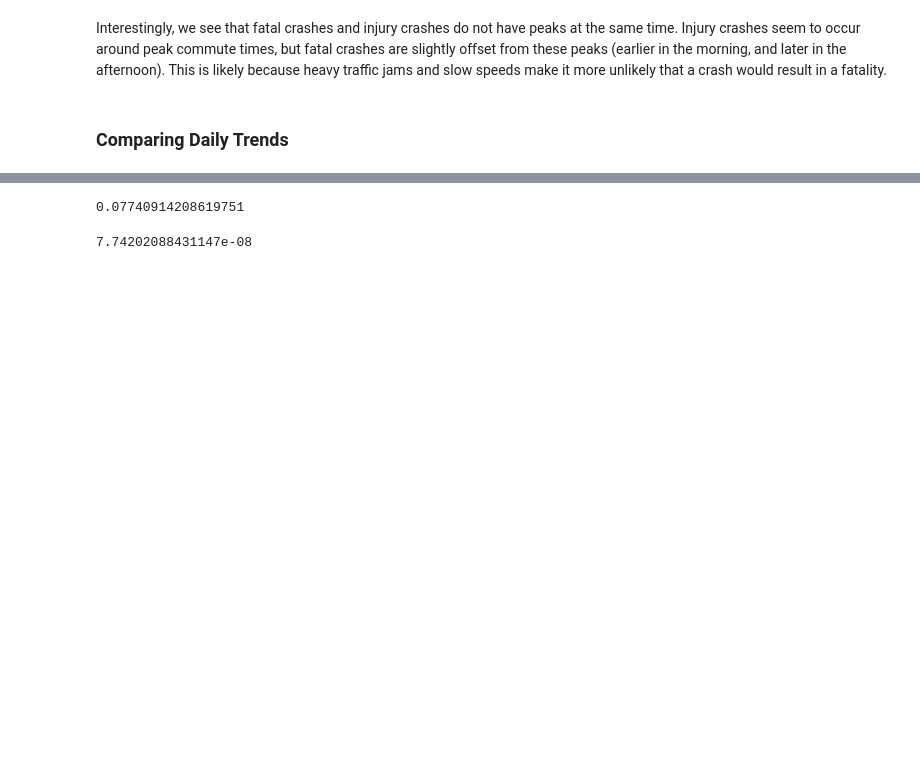
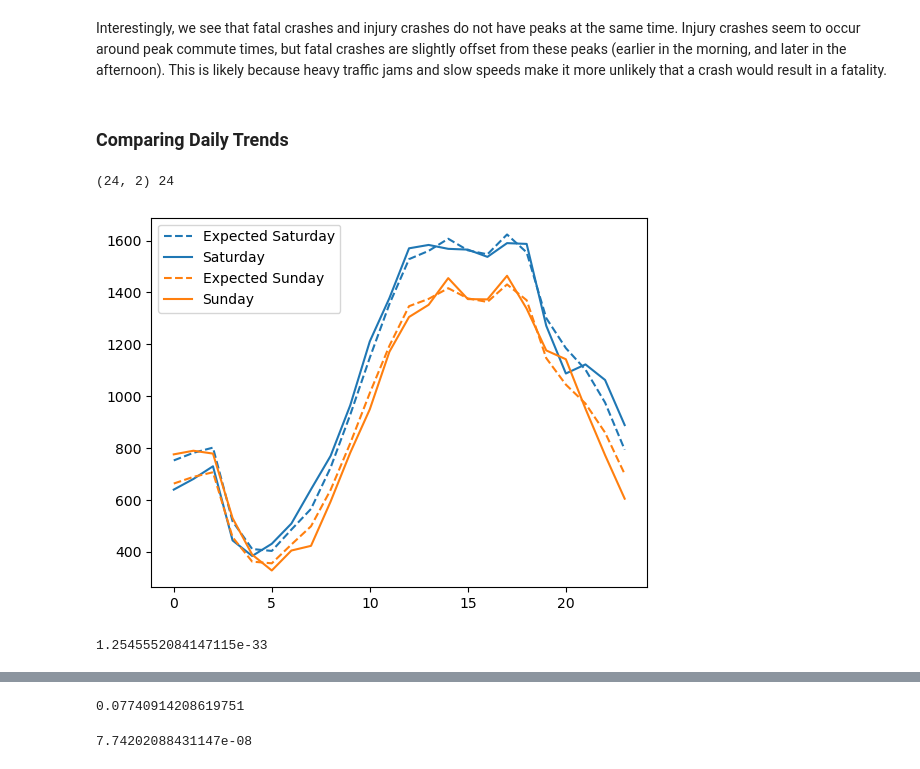
Before and after one commit to UCB-stat-159-s23/project-Group27, a Jupyter notebook: time_of_day.ipynb, the cells around one changed output, grey strips where cells are left out. Cells and saved outputs as stored; diff of their text form; code cells hidden in the pictures; blank space fills up the shorter version.

Commit message:
use matching colors for observed and expected in chisquare plot

```diff
--- a/time_of_day.ipynb
+++ b/time_of_day.ipynb
@@ -82,6 +80,13 @@ plt.show()
 Interestingly, we see that fatal crashes and injury crashes do not have peaks at the same time. Injury crashes seem to occur around peak commute times, but fatal crashes are slightly offset from these peaks (earlier in the morning, and later in the afternoon). This is likely because heavy traffic jams and slow speeds make it more unlikely that a crash would result in a fatality.
 # %% [markdown]
 ### Comparing Daily Trends
+# %%
+pval, contribs = time_of_day.chisquare(injury_crashes, ['Saturday', 'Sunday'], plot_expected=True)
+pval
+# %% [output]
+(24, 2) 24
+[figure, added]
+1.2545552084147115e-33
 # %%
 pval, contribs = time_of_day.chisquare(injury_crashes, ['Saturday', 'Sunday'], plot_expected=True)
 pval
```
Also changed, not shown: parts of 2 cells of this notebook, 1 other file.
